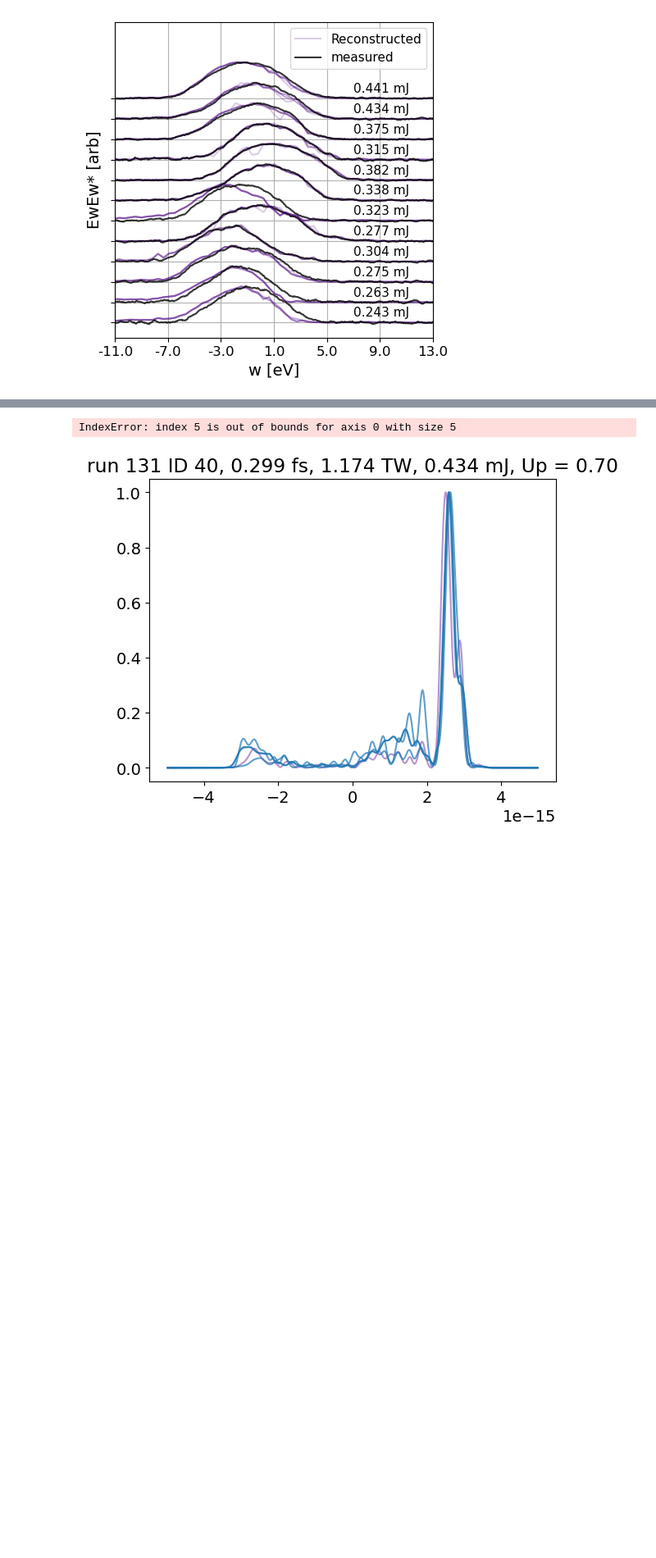
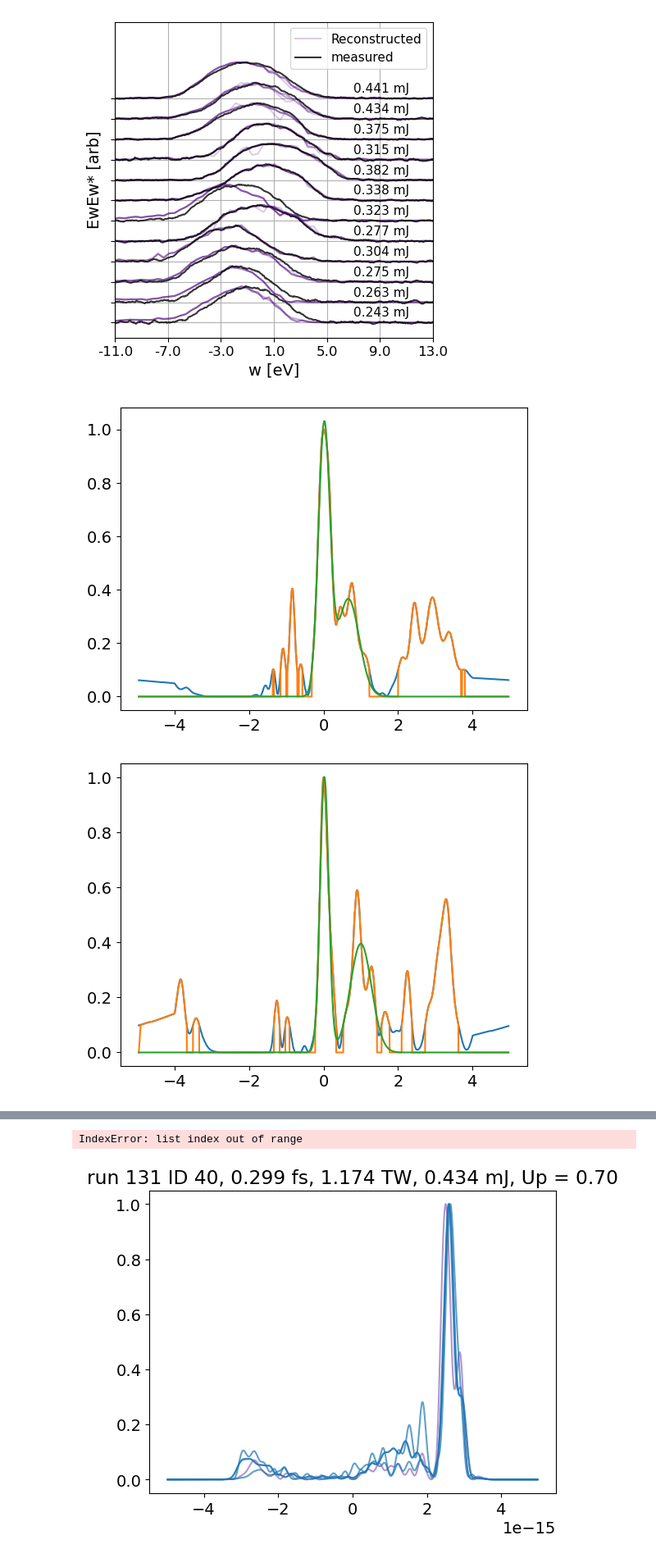
Before and after one commit to parisfranz/cVMI, a Jupyter notebook: clean recon July/plot_TWpaper.ipynb, the cells around one changed output, grey strips where cells are left out. Shown at 82% size. Saved outputs shown, nothing was run; the diff lists cells and outputs as text; code cells hidden in the pictures; blank space fills up the shorter version.

```diff
--- a/clean recon July/plot_TWpaper.ipynb
+++ b/clean recon July/plot_TWpaper.ipynb
@@ -734,19 +734,21 @@ plt.xlim(xss[0],xss[-1])
 # %%
 xs = []
 for i in range(10):
     roll_to = np.argmax(ets[i])
     x = ts*1e15
     y = np.roll(ets[i], int(len(ets[i])/2)-roll_to)
     xx = x
     y1 = np.copy(y)
     y1[y1<0.1*np.max(y)] = 0
     y2 = np.copy(y)
     y2[y2<0.3*np.max(y)] = 0
-    x0 = [.2, 0.2, x[np.argmax(y)], com(x,y2), .3, ] #sig1, sig2, x01, x02, a1, a2
-    res = minimize(err_func, x0, args = (xx,x,y1), method='TNC', bounds = ((0.1,3),(0.1,3),(-3,3),(-3,3),(0.05,1)), tol=1e-4)
+    x0 = [.2, 0.2, x[np.argmax(y)], com(x,y2), 1, 0.3 ] #sig1, sig2, x01, x02, a1, a2
+    res = minimize(err_func, x0, args = (xx,x,y1), method='TNC', bounds = ((0.1,3),(0.1,3),(-3,3),(-3,3),(0.95,1),(0.05,1)), tol=1e-4)
     xs.append(res.x)
     plt.plot(x,y)
     plt.plot(x,y1)
-    plt.plot(xx,doubleg_gaus(xx, res.x[0], res.x[1], res.x[2], res.x[3], res.x[4]))
+    plt.plot(xx,doubleg_gaus(xx, res.x[0], res.x[1], res.x[2], res.x[3], res.x[4], res.x[5]))
     plt.show()
 # %% [output]
+[figure, added]
+[figure, added]
@@ -753,4 +758,4 @@ for i in range(10):
-IndexError: index 5 is out of bounds for axis 0 with size 5
+IndexError: list index out of range
 # %%
 plt.hist(xs[:,2] - xs[:,3])
 # %%
```
Also changed, not shown: parts of 1 cell of this notebook, 1 other file.
